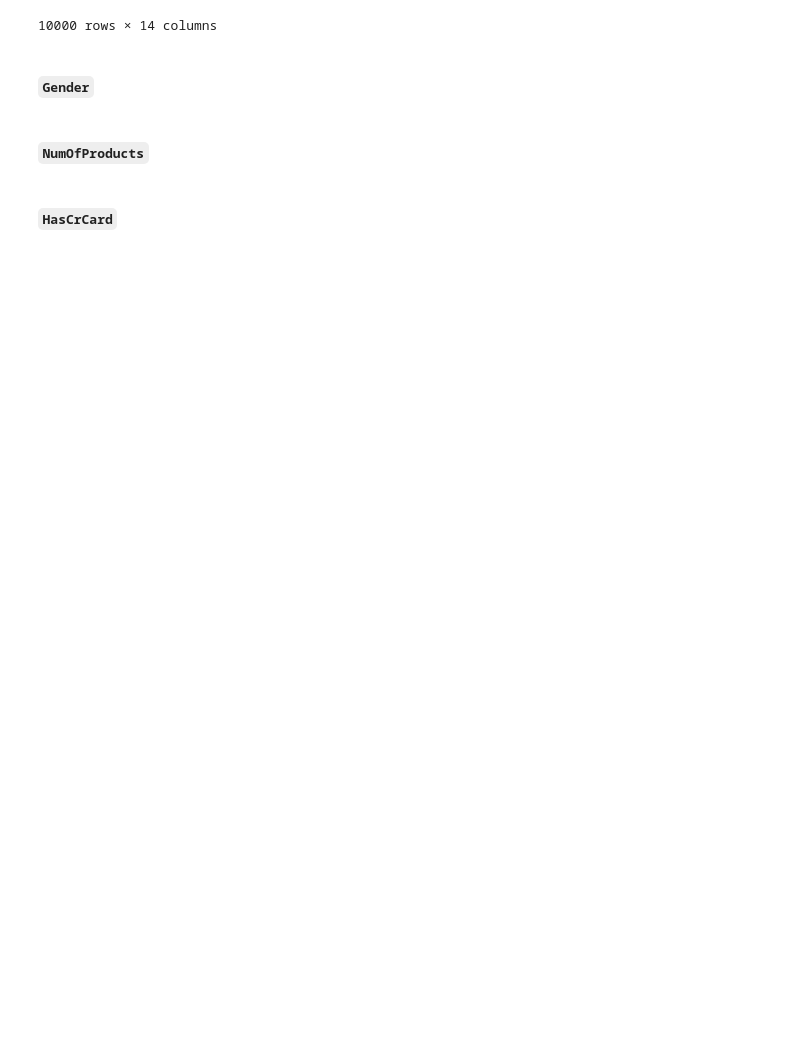
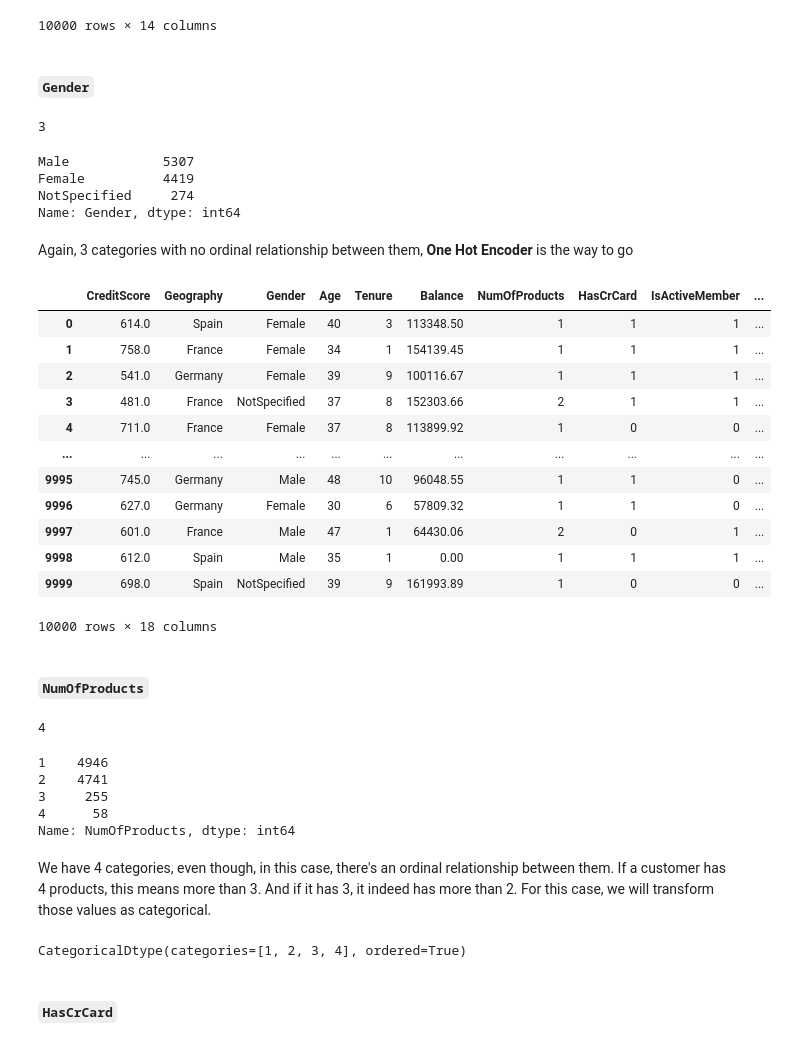
Before and after one commit to Maycas/Bank-Data-Analysis, a Jupyter notebook: Bank Data.ipynb, the cells around one changed output. Saved outputs shown, nothing was run; the diff lists cells and outputs as text; code cells hidden in the pictures; blank space fills up the shorter version.

```diff
--- a/Bank Data.ipynb
+++ b/Bank Data.ipynb
@@ -1324,6 +1339,56 @@ df_bank.drop(columns = "Geography")
 # %% [markdown]
 #### `Gender`
+# %%
+df_bank.Gender.nunique()
+# %% [output]
+3
+# %%
+df_bank.Gender.value_counts(dropna = False)
+# %% [output]
+Male            5307
+Female          4419
+NotSpecified     274
+Name: Gender, dtype: int64
+# %% [markdown]
+Again, 3 categories with no ordinal relationship between them, **One Hot Encoder** is the way to go
+# %%
+df_bank, gender_encoder = one_hot_encode_and_join(df_bank, "Gender")
+# %%
+df_bank
+# %% [output]
+|  | CreditScore | Geography | Gender | Age | Tenure | Balance | NumOfProducts | HasCrCard | IsActiveMember | ... |
+| 0 | 614.0 | Spain | Female | 40 | 3 | 113348.50 | 1 | 1 | 1 | ... |
+| 1 | 758.0 | France | Female | 34 | 1 | 154139.45 | 1 | 1 | 1 | ... |
+| 2 | 541.0 | Germany | Female | 39 | 9 | 100116.67 | 1 | 1 | 1 | ... |
+| 3 | 481.0 | France | NotSpecified | 37 | 8 | 152303.66 | 2 | 1 | 1 | ... |
+| 4 | 711.0 | France | Female | 37 | 8 | 113899.92 | 1 | 0 | 0 | ... |
+| ... | ... | ... | ... | ... | ... | ... | ... | ... | ... | ... |
+| 9995 | 745.0 | Germany | Male | 48 | 10 | 96048.55 | 1 | 1 | 0 | ... |
+| 9996 | 627.0 | Germany | Female | 30 | 6 | 57809.32 | 1 | 1 | 0 | ... |
+| 9997 | 601.0 | France | Male | 47 | 1 | 64430.06 | 2 | 0 | 1 | ... |
+| 9998 | 612.0 | Spain | Male | 35 | 1 | 0.00 | 1 | 1 | 1 | ... |
+| 9999 | 698.0 | Spain | NotSpecified | 39 | 9 | 161993.89 | 1 | 0 | 0 | ... |
+10000 rows × 18 columns
 # %% [markdown]
 #### `NumOfProducts`
+# %%
+df_bank.NumOfProducts.nunique()
+# %% [output]
+4
+# %%
+df_bank.NumOfProducts.value_counts(dropna = False)
+# %% [output]
+1    4946
+2    4741
+3     255
+4      58
+Name: NumOfProducts, dtype: int64
+# %% [markdown]
+We have 4 categories, even though, in this case, there's an ordinal relationship between them. If a customer has 4 products, this means more than 3. And if it has 3, it indeed has more than 2. For this case, we will transform those values as categorical.
+# %%
+df_bank.NumOfProducts = df_bank.NumOfProducts.astype(pd.CategoricalDtype(ordered = True))
+df_bank.NumOfProducts.dtype
+# %% [output]
+CategoricalDtype(categories=[1, 2, 3, 4], ordered=True)
 # %% [markdown]
 #### `HasCrCard`
```
Also changed, not shown: parts of 26 cells of this notebook, 1 other file.
